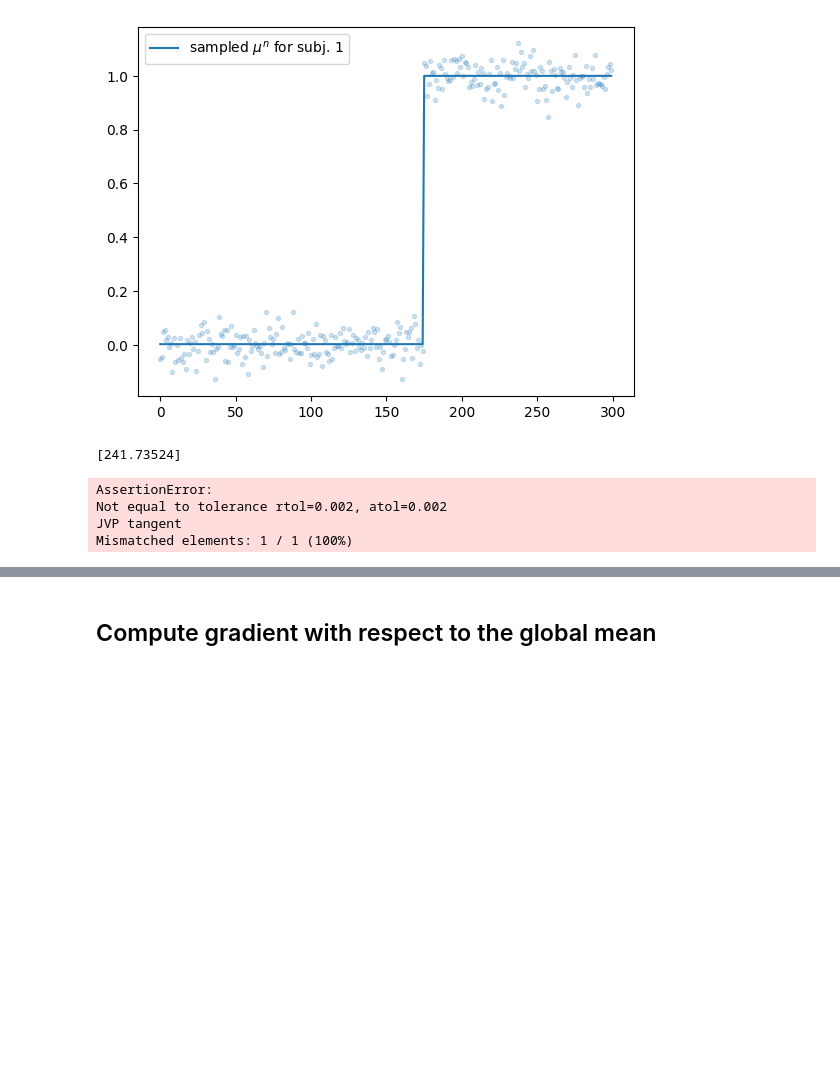
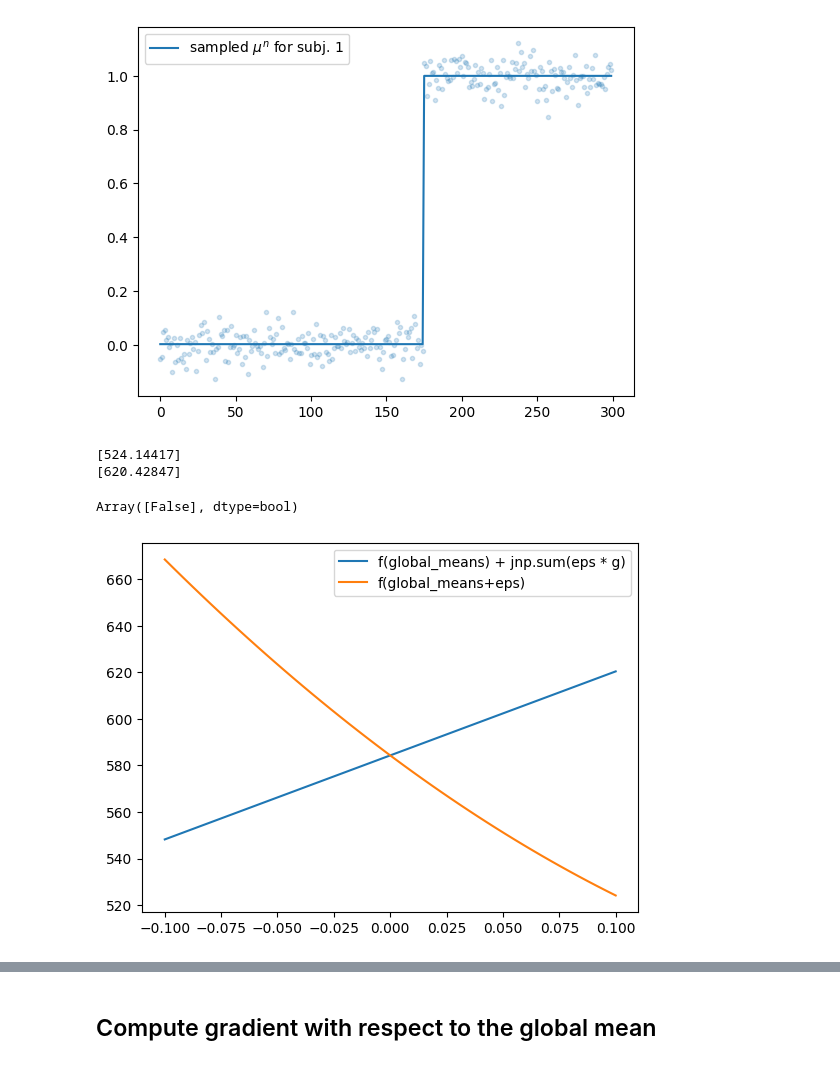
Before and after one commit to emdupre/bayes-ca, a Jupyter notebook: experiments/hierarchical_stagger_jump.ipynb, the cells around one changed output, grey strips where cells are left out. Saved outputs shown, nothing was run; the diff lists cells and outputs as text; code cells hidden in the pictures; blank space fills up the shorter version.

```diff
--- a/experiments/hierarchical_stagger_jump.ipynb
+++ b/experiments/hierarchical_stagger_jump.ipynb
@@ -143,27 +144,37 @@ plt.legend()
 # %%
 def _calculate_f_g(global_means_):
     """"""
     log_normalizer, _, _, expected_subj_means = core.gaussian_cp_smoother(
         global_means_, hazard_rates, mu_pri, sigmasq_pri, sigmasq_subj
     )
     f = 1 / sigmasq_subj * jnp.sum((subj_means - global_means_) ** 2) - log_normalizer
     g = (
         1 / sigmasq_subj * jnp.sum(subj_means - expected_subj_means, axis=0)
     )  # sum over subjects
     return f, g
 
-# from jax import value_and_grad
-from jax.test_util import check_grads
+eps= 1e-4
+# global_means = jnp.average(subj_obs, axis=0)
+global_means = jnp.ones((num_timesteps, num_features)) * 0.2
 
-global_means = jnp.average(subj_obs, axis=0)
-f, g = _calculate_f_g(global_means)
-print(f)
+f_s = []
+fv_s = []
+eps_s = jnp.linspace(-0.1, 0.1)
+for i, eps in enumerate(eps_s):
+    f, g = _calculate_f_g(global_means)
+    fv, gv = _calculate_f_g(global_means + eps)
+    f_s.append(f + jnp.sum(eps * g))
+    fv_s.append(fv)
 
-# f_value, grad = value_and_grad(_calculate_f_g)(global_means,)
-check_grads(_calculate_f_g, (global_means,), order=2)  # check up to 2nd order derivatives
+plt.plot(eps_s, f_s, label='f(global_means) + jnp.sum(eps * g)')
+plt.plot(eps_s, fv_s, label='f(global_means+eps)')
+plt.legend()
+
+print(fv)
+print(f + jnp.sum(eps * g))
+f == (f + jnp.sum(eps * g))
 # %% [output]
-[241.73524]
+[524.14417]
+[620.42847]
-AssertionError:
-Not equal to tolerance rtol=0.002, atol=0.002
-JVP tangent
-Mismatched elements: 1 / 1 (100%)
+Array([False], dtype=bool)
+[figure, added]
```
Also changed, not shown: parts of 5 cells of this notebook.
